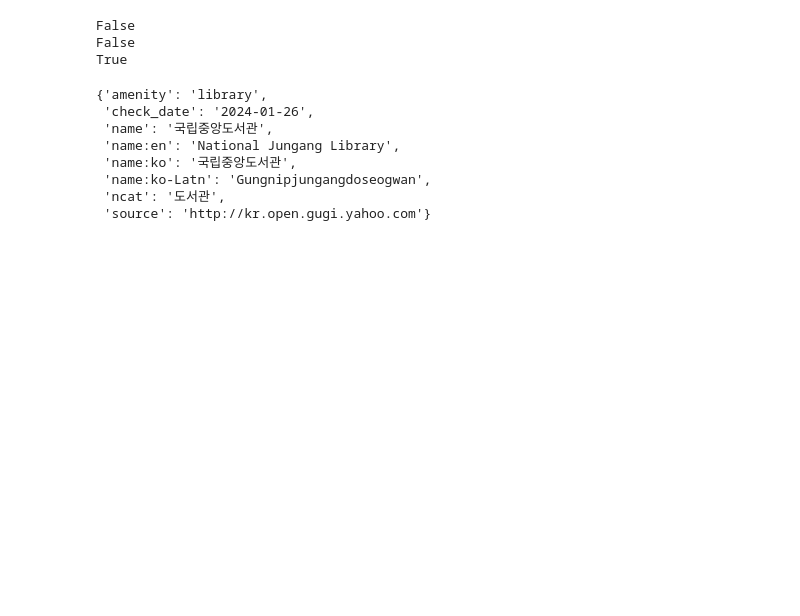
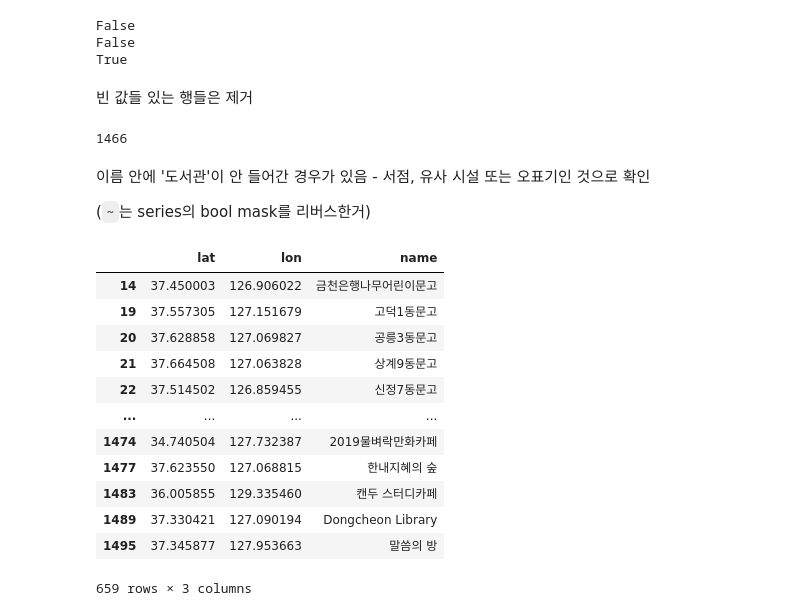
Before and after one commit to maxjo020418/ds_pbl, a Jupyter notebook: midterm.ipynb, the cells around one changed output. Drawn from its saved outputs; the diff is of its cells as text; code cells hidden in the pictures; blank space fills up the shorter version.

```diff
--- a/midterm.ipynb
+++ b/midterm.ipynb
@@ -103,16 +107,30 @@ print(any(df['name'].isna()))
 False
 False
 True
-# %%
-df['tags'][0]
-# %% [output]
-{'amenity': 'library',
- 'check_date': '2024-01-26',
- 'name': '국립중앙도서관',
- 'name:en': 'National Jungang Library',
- 'name:ko': '국립중앙도서관',
- 'name:ko-Latn': 'Gungnipjungangdoseogwan',
- 'ncat': '도서관',
- 'source': 'http://kr.open.gugi.yahoo.com'}
+# %% [markdown]
+빈 값들 있는 행들은 제거
+# %%
+df.dropna(inplace=True)
+len(df)
+# %% [output]
+1466
+# %% [markdown]
+이름 안에 '도서관'이 안 들어간 경우가 있음 - 서점, 유사 시설 또는 오표기인 것으로 확인
+
+(`~`는 series의 bool mask를 리버스한거)
 # %%
-# 이름 안에 '도서관'이 안들어간 경우가 있음
+df[~df.name.str.contains('도서관', case=False, regex=False)]
+# %% [output]
+|  | lat | lon | name |
+| 14 | 37.450003 | 126.906022 | 금천은행나무어린이문고 |
+| 19 | 37.557305 | 127.151679 | 고덕1동문고 |
+| 20 | 37.628858 | 127.069827 | 공릉3동문고 |
+| 21 | 37.664508 | 127.063828 | 상계9동문고 |
+| 22 | 37.514502 | 126.859455 | 신정7동문고 |
+| ... | ... | ... | ... |
+| 1474 | 34.740504 | 127.732387 | 2019물벼락만화카페 |
+| 1477 | 37.623550 | 127.068815 | 한내지혜의 숲 |
+| 1483 | 36.005855 | 129.335460 | 캔두 스터디카페 |
+| 1489 | 37.330421 | 127.090194 | Dongcheon Library |
+| 1495 | 37.345877 | 127.953663 | 말씀의 방 |
+659 rows × 3 columns
```
Also changed, not shown: parts of 19 cells of this notebook, 4 other files.
